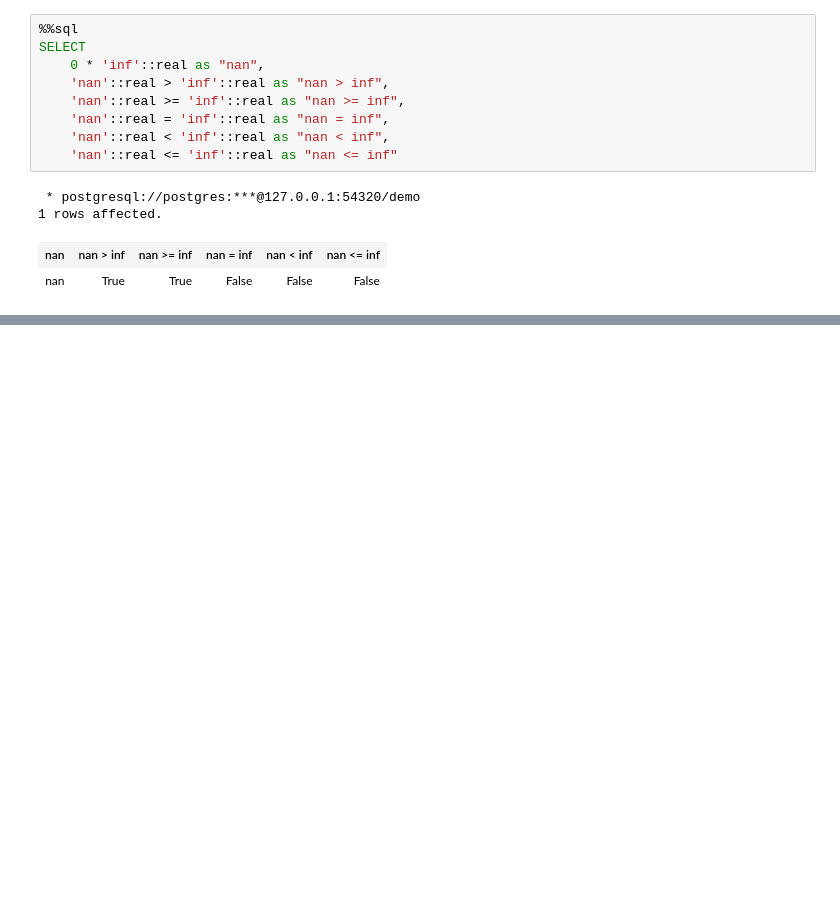
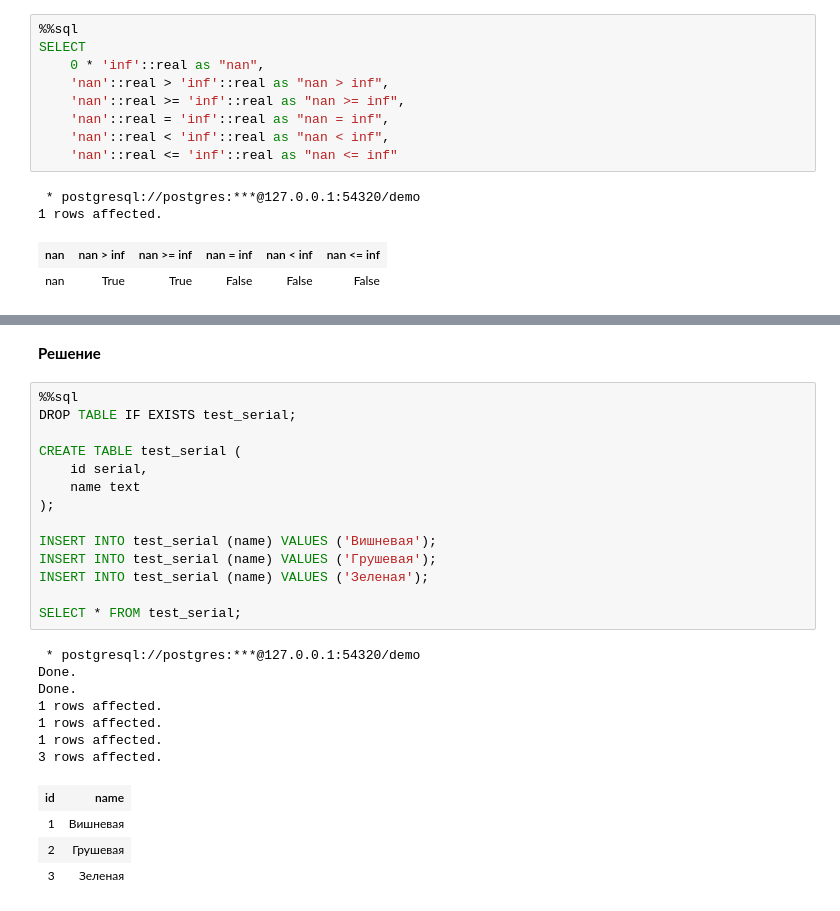
Before and after one commit to vowatchka/postgres_basic, a Jupyter notebook: practices/4_postgres_datatypes/sql.ipynb, the cells around one changed output, grey strips where cells are left out. Saved outputs shown, nothing was run; the diff lists cells and outputs as text; blank space fills up the shorter version.

```diff
--- a/practices/4_postgres_datatypes/sql.ipynb
+++ b/practices/4_postgres_datatypes/sql.ipynb
@@ -300,0 +317,28 @@ SELECT
+# %% [markdown]
+**Решение**
+# %%
+%%sql
+DROP TABLE IF EXISTS test_serial;
+
+CREATE TABLE test_serial (
+    id serial,
+    name text
+);
+
+INSERT INTO test_serial (name) VALUES ('Вишневая');
+INSERT INTO test_serial (name) VALUES ('Грушевая');
+INSERT INTO test_serial (name) VALUES ('Зеленая');
+
+SELECT * FROM test_serial;
+# %% [output]
+ * postgresql://postgres:***@127.0.0.1:54320/demo
+Done.
+Done.
+1 rows affected.
+1 rows affected.
+1 rows affected.
+3 rows affected.
+| id | name |
+| 1 | Вишневая |
+| 2 | Грушевая |
+| 3 | Зеленая |
```
Also changed, not shown: parts of 16 cells of this notebook.
